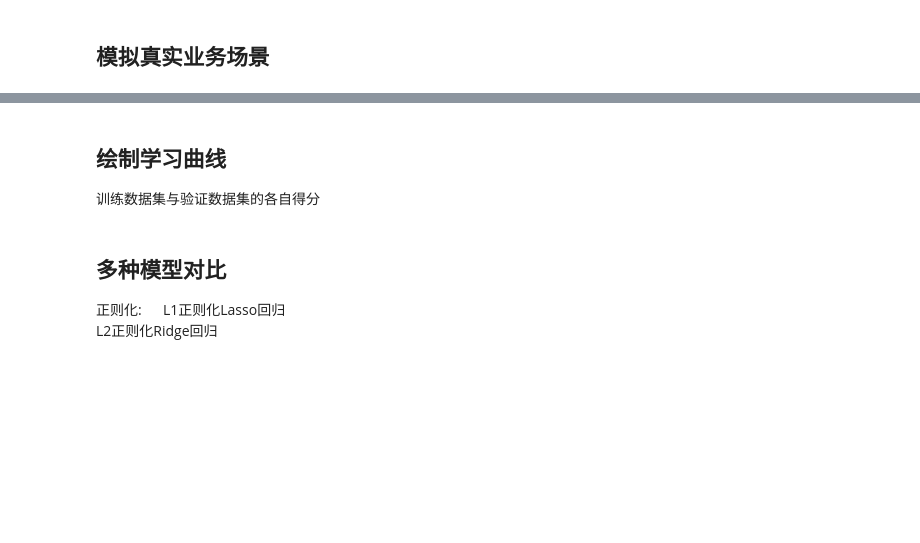
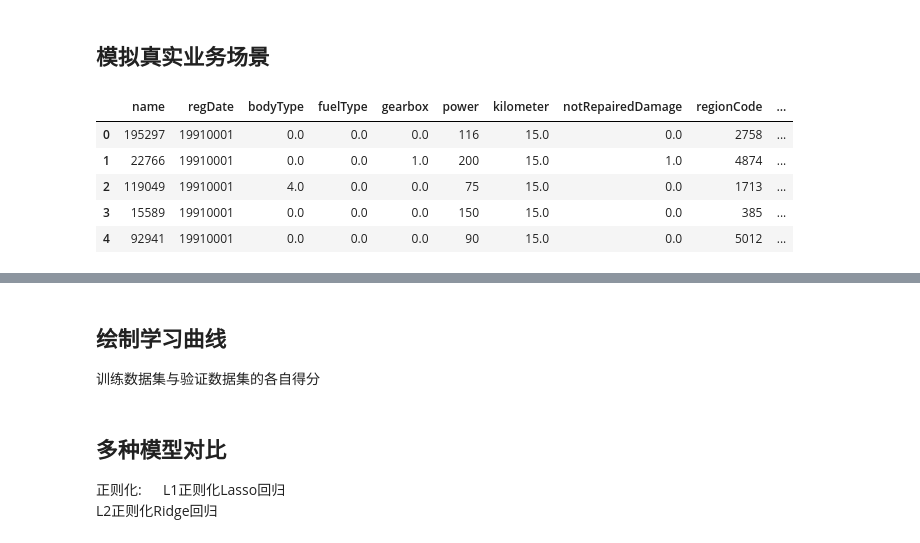
Before and after one commit to jelly-mazic/2HandCars, a Jupyter notebook: notebook/Datawhale-Task4建模调参.ipynb, the cells around one changed output, grey strips where cells are left out. Saved outputs shown, nothing was run; the diff lists cells and outputs as text; code cells hidden in the pictures; blank space fills up the shorter version.

```diff
--- a/notebook/Datawhale-Task4建模调参.ipynb
+++ b/notebook/Datawhale-Task4建模调参.ipynb
@@ -187,6 +296,15 @@ train_X = train[continuous_feature_names]
 train_y_ln = np.log(train['price'] + 1)
 val_X = val[continuous_feature_names]
 val_y_ln = np.log(val['price'] + 1)
+# %%
+train_X.head()
+# %% [output]
+|  | name | regDate | bodyType | fuelType | gearbox | power | kilometer | notRepairedDamage | regionCode | ... |
+| 0 | 195297 | 19910001 | 0.0 | 0.0 | 0.0 | 116 | 15.0 | 0.0 | 2758 | ... |
+| 1 | 22766 | 19910001 | 0.0 | 0.0 | 1.0 | 200 | 15.0 | 1.0 | 4874 | ... |
+| 2 | 119049 | 19910001 | 4.0 | 0.0 | 0.0 | 75 | 15.0 | 0.0 | 1713 | ... |
+| 3 | 15589 | 19910001 | 0.0 | 0.0 | 0.0 | 150 | 15.0 | 0.0 | 385 | ... |
+| 4 | 92941 | 19910001 | 0.0 | 0.0 | 0.0 | 90 | 15.0 | 0.0 | 5012 | ... |
 # %%
 model = model.fit(train_X, train_y_ln)
 mean_absolute_error(val_y_ln, model.predict(val_X))
```
Also changed, not shown: parts of 18 cells of this notebook, 3 other files.
